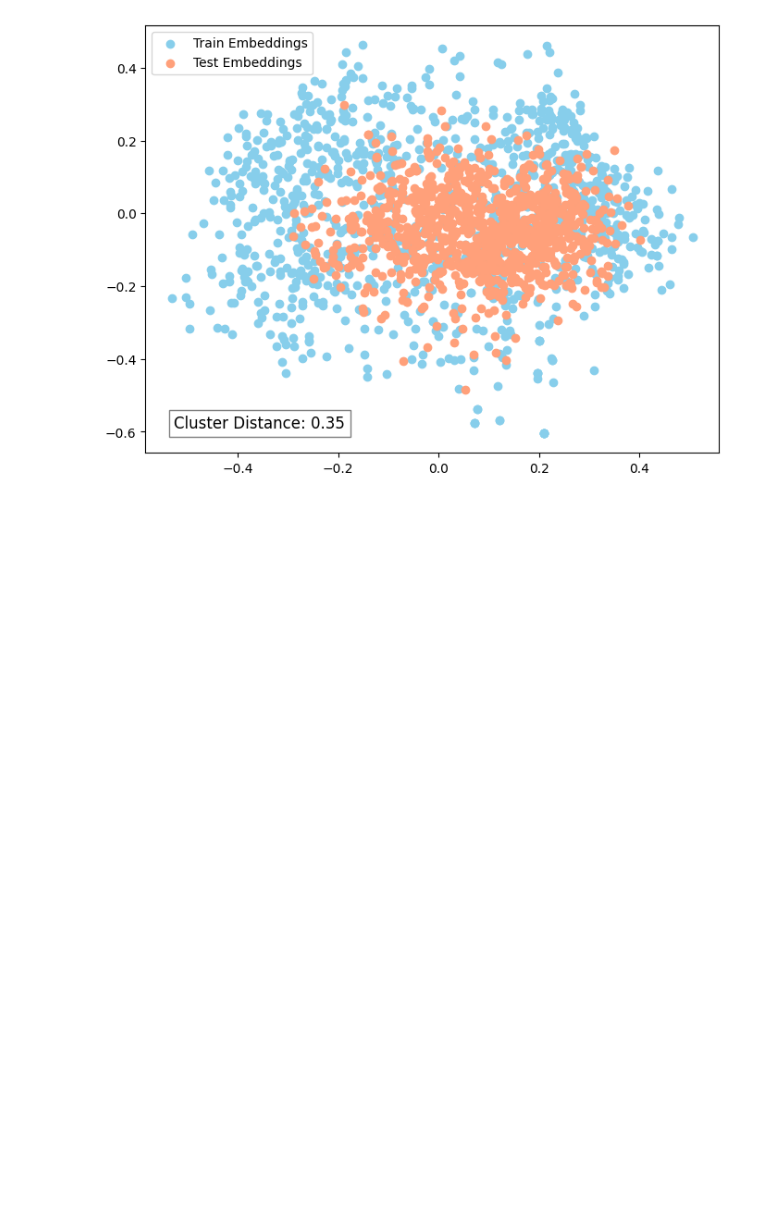
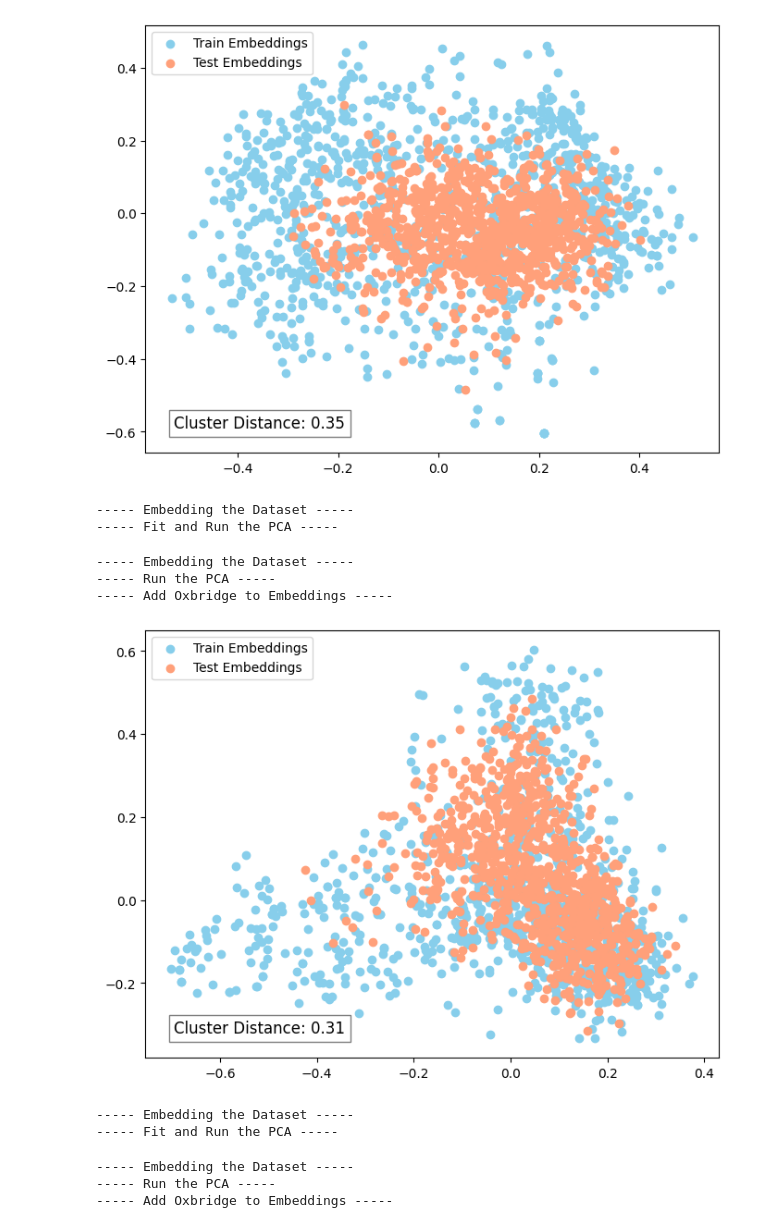
Before and after one commit to RolandMinrui/Oxbridge, a Jupyter notebook: pca/pca.ipynb, the cells around one changed output. Saved outputs shown, nothing was run; the diff lists cells and outputs as text; code cells hidden in the pictures; blank space fills up the shorter version.

```diff
--- a/pca/pca.ipynb
+++ b/pca/pca.ipynb
@@ -18,3 +19,62 @@ test_embeddings = engine.test(test_dataset, "FPB")
 engine.plot(test_embeddings)
 # %% [output]
 [figure]
+# %%
+from pca import *
+import pandas as pd
+
+device = "cpu"
+model_name_or_path = "sentence-transformers/all-mpnet-base-v2"
+train_dataset = []
+test_dataset = []
+oxbridge = pd.read_csv("../data/sentences.csv")['sentence'].sample(n=1000, random_state=1)
+for i, item in enumerate(oxbridge):
+    test_dataset.append(item)
+FPB = pd.read_csv("../data/FPB-all.csv")['sentence'].sample(n=1000, random_state=1)
+for i, item in enumerate(FPB):
+    train_dataset.append(item)
+engine = Data_Projection(model_name_or_path, device, train_dataset)
+# %% [output]
+----- Embedding the Dataset -----
+----- Fit and Run the PCA -----
+# %%
+test_embeddings = engine.test(test_dataset, "Oxbridge")
+# %% [output]
+----- Embedding the Dataset -----
+----- Run the PCA -----
+----- Add Oxbridge to Embeddings -----
+# %%
+engine.plot(test_embeddings)
+# %% [output]
+[figure, added]
+# %%
+from pca import *
+import pandas as pd
+
+device = "cpu"
+model_name_or_path = "sentence-transformers/all-mpnet-base-v2"
+train_dataset = []
+test_dataset1 = []
+test_dataset2 = []
+oxbridge = pd.read_csv("../data/sentences.csv")['sentence'].sample(n=1000, random_state=1)
+for i, item in enumerate(oxbridge):
+    if i < 500:
+        train_dataset.append(item)
+    else:
+        test_dataset1.append(item)
+FPB = pd.read_csv("../data/FPB-all.csv")['sentence'].sample(n=1000, random_state=1)
+for i, item in enumerate(FPB):
+    if i < 500:
+        train_dataset.append(item)
+    else:
+        test_dataset2.append(item)
+engine = Data_Projection(model_name_or_path, device, train_dataset)
+# %% [output]
+----- Embedding the Dataset -----
+----- Fit and Run the PCA -----
+# %%
+test_embeddings1 = engine.test(test_dataset1, "Oxbridge")
+# %% [output]
+----- Embedding the Dataset -----
+----- Run the PCA -----
+----- Add Oxbridge to Embeddings -----
```
Also changed, not shown: parts of 3 cells of this notebook.
